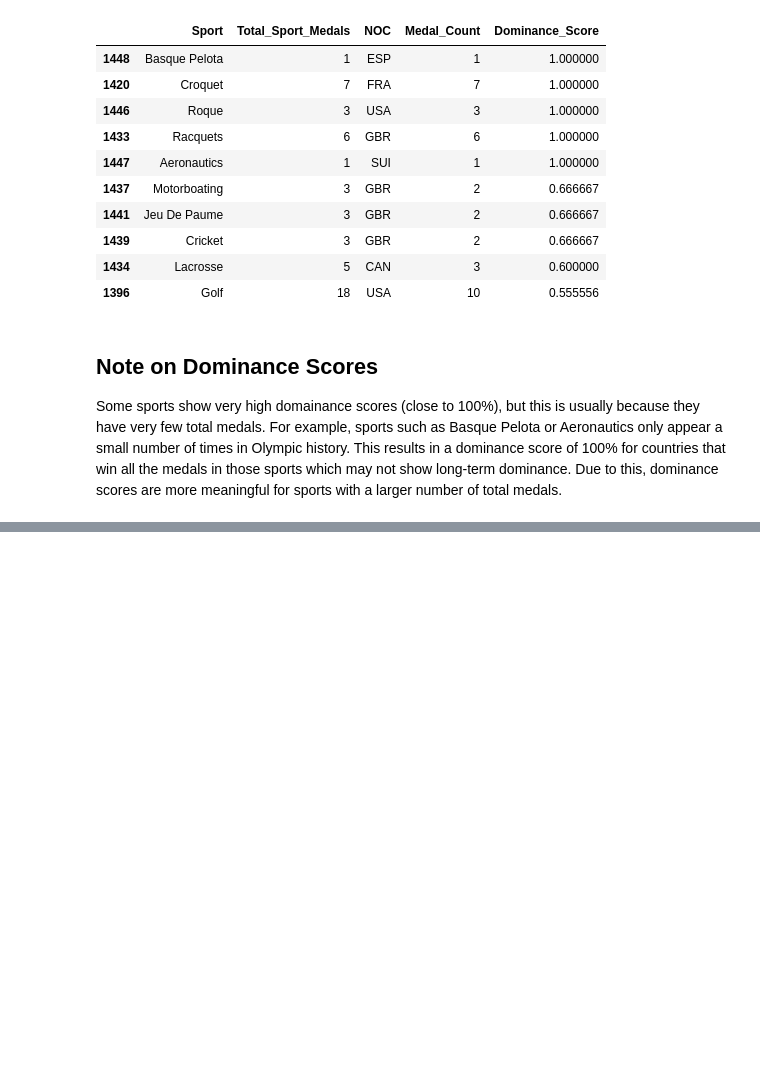
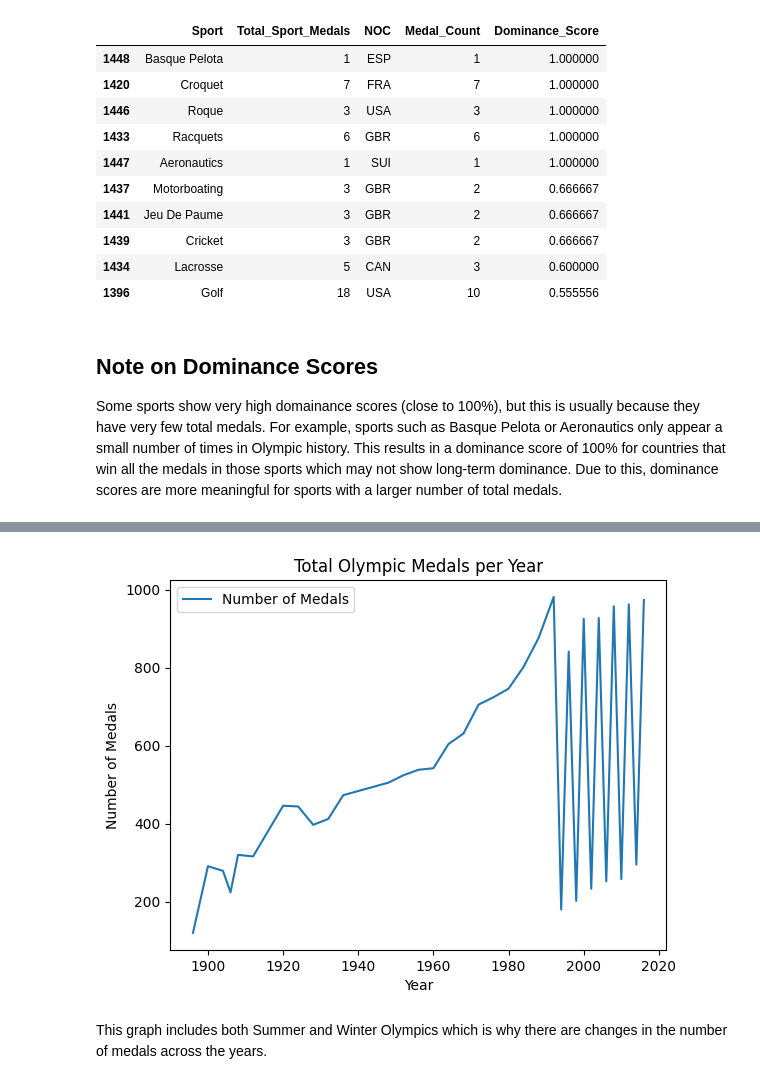
Before and after one commit to Jenushan44/olympic-performance-analyzer, a Jupyter notebook: notebooks/olympics_analysis.ipynb, the cells around one changed output, grey strips where cells are left out. Saved outputs shown, nothing was run; the diff lists cells and outputs as text; code cells hidden in the pictures; blank space fills up the shorter version.

Commit message:
Add yearly Olympic medal trends analysis with line chart visualization

```diff
--- a/notebooks/olympics_analysis.ipynb
+++ b/notebooks/olympics_analysis.ipynb
@@ -171,0 +174,3 @@ Some sports show very high domainance scores (close to 100%), but this is usuall
+# %%
+medal_trends = dedup_df.groupby('Year')['Medal'].size().reset_index(name='Number of Medals').sort_values(by='Year', ascending=True)
+medal_trends.head()
@@ -171,0 +184,7 @@ Some sports show very high domainance scores (close to 100%), but this is usuall
+# %%
+medal_trends.plot(kind='line', x='Year', y='Number of Medals', title='Total Olympic Medals per Year', xlabel='Year', ylabel='Number of Medals')
+plt.show()
+# %% [output]
+[figure, added]
+# %% [markdown]
+This graph includes both Summer and Winter Olympics which is why there are changes in the number of medals across the years.
```
Also changed, not shown: parts of 2 cells of this notebook.
